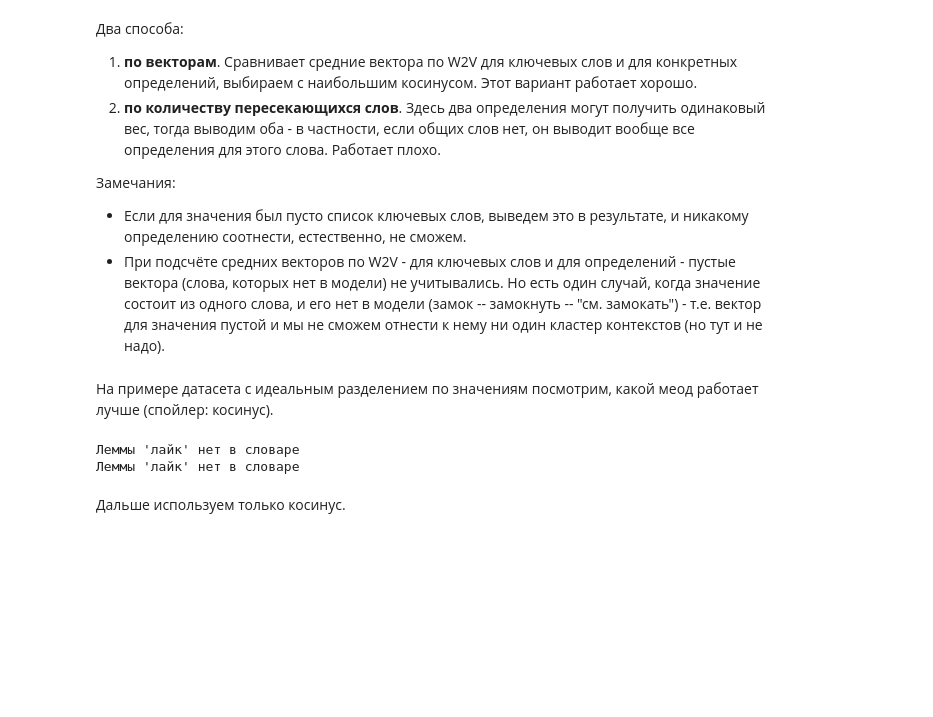
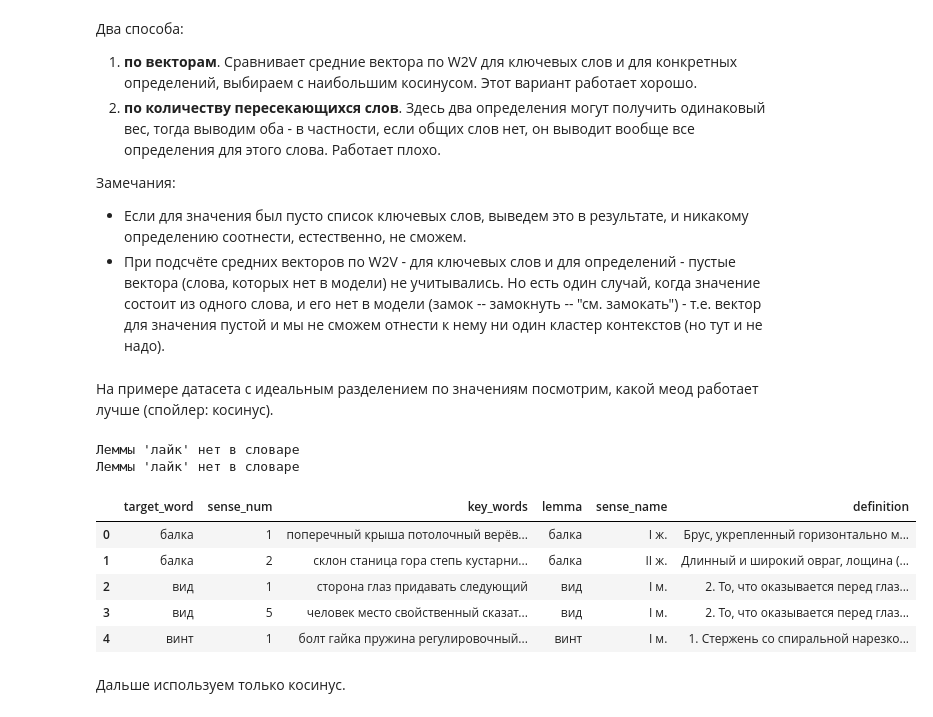
Before and after one commit to kr-ann/itod, a Jupyter notebook: WSI to WSD.ipynb, the cells around one changed output. Drawn from its saved outputs; the diff is of its cells as text; code cells hidden in the pictures; blank space fills up the shorter version.

```diff
--- a/WSI to WSD.ipynb
+++ b/WSI to WSD.ipynb
@@ -389,7 +389,7 @@ def return_modified_pymorphy_pos(word):
     p = morph.parse(word)[0]
     if "INFN" in p.tag:
         pos = "VERB"
-    elif "ADJF" in p.tag:
+    elif "ADJF" in p.tag or "ADJS" in p.tag:
         pos = "ADJ"
     elif "ADVB" in p.tag:
         pos = "ADV"
@@ -920,21 +921,22 @@ class Candidate(object):
     def __repr__(self):
         return "%s :: %s :: '%s'" % (self.lemma, self.sense_num, self.definition.raw_text)
 # %%
-def get_best_definitions(dict_with_sorted_good_words, dict_with_definition_instances, output_excel,
-                         look_at_lemmas_not_words=True, metric='cosine'):
+def get_best_definitions(dict_with_sorted_good_words, dict_with_definition_instances, output_excel="",
+                         look_at_lemmas_not_words=True, metric='cosine', write_to_file=False):
     """
     Записывает в файл лучшие определения для каждого набора ключевых слов, характеризуюшего значение.
     Аргументы:
     dict_with_sorted_good_words -        словарь с отсортированными по косинусу ключевыми словами;
     dict_with_definition_instances -     словарь, содержащий определения из словаря;
-    output_excel -                       excel файл, куда записывать результат;
+    output_excel -                       excel файл, куда записывать результат (если);
     look_at_lemmas_not_words -           параметр, при котором мы в словаре ищем вхождения по всем возможным леммам для
                                          переданного слова, а не по слову как есть;
     metric={'cosine', 'words_overlap'} - каким способом находить лучшие определения из словаря: по косинусу между средними
                                          w2v векторами для определения и ключевых слов, либо по пересечению ключевых слов и
                                          слов в определении.
+    write_to_file -                      записывать ли результаты в файл (получившийся датафрейм в любом случае возвращается).
     """
-    c = ["target_word", "sense#", "key_words", "lemma", "sense_name", "definition"]
+    c = ["target_word", "sense_num", "key_words", "lemma", "sense_name", "definition"]
     result_df = pandas.DataFrame(columns=c) # пустой датафрейм для результатов
 
     for target_word_pos in dict_with_sorted_good_words:
@@ -964,7 +966,7 @@ def get_best_definitions(dict_with_sorted_good_words, dict_with_definition_insta
             # если ключевых слов для данного значения нет - эксплицитно это запишем в датафрейм
             if dict_with_sorted_good_words[target_word_pos][sense_num] == []:
                 list_to_append = [word, str(sense_num), "NO KEY WORDS", "-", "-", "-"]
-                result_df = result_df.append({'target_word':list_to_append[0], 'sense#':list_to_append[1],
+                result_df = result_df.append({'target_word':list_to_append[0], 'sense_num':list_to_append[1],
                                               'key_words':list_to_append[2], 'lemma':list_to_append[3],
                                               'sense_name':list_to_append[4], 'definition':list_to_append[5]},
                                              ignore_index=True)
@@ -1010,22 +1012,30 @@ def get_best_definitions(dict_with_sorted_good_words, dict_with_definition_insta
             for best in list_with_best_definitions:
                 key_words = " ".join([instance.lemma for instance in dict_with_sorted_good_words[target_word_pos][sense_num]])
                 list_to_append = [word, str(sense_num), key_words, best.lemma, best.sense_num, best.definition.raw_text]
-                result_df = result_df.append({'target_word':list_to_append[0], 'sense#':list_to_append[1],
+                result_df = result_df.append({'target_word':list_to_append[0], 'sense_num':list_to_append[1],
                                               'key_words':list_to_append[2], 'lemma':list_to_append[3],
                                               'sense_name':list_to_append[4], 'definition':list_to_append[5]},
                                              ignore_index=True)
-
-    result_df.to_excel(output_excel, index=False)
-    return
+    if write_to_file:
+        result_df.to_excel(output_excel, index=False)
+    return result_df
 # %% [markdown]
 На примере датасета с идеальным разделением по значениям посмотрим, какой меод работает лучше (спойлер: косинус).
-# %%
-get_best_definitions(words_for_perfect, dict_with_definition_instances, path + "\\results\\0_errors_cosine.xlsx")
-get_best_definitions(words_for_perfect, dict_with_definition_instances, path + "\\results\\0_errors_overlap.xlsx",
-                    metric="words_overlap")
-# %% [output]
-Леммы 'лайк' нет в словаре
-Леммы 'лайк' нет в словаре
+# %%
+df_best_cosine = get_best_definitions(words_for_perfect, dict_with_definition_instances)
+df_best_overlap = get_best_definitions(words_for_perfect, dict_with_definition_instances, metric="words_overlap")
+# %% [output]
+Леммы 'лайк' нет в словаре
+Леммы 'лайк' нет в словаре
+# %%
+df_best_cosine.head()
+# %% [output]
+|  | target_word | sense_num | key_words | lemma | sense_name | definition |
+| 0 | балка | 1 | поперечный крыша потолочный верёв... | балка | I ж. | Брус, укрепленный горизонтально м... |
+| 1 | балка | 2 | склон станица гора степь кустарни... | балка | II ж. | Длинный и широкий овраг, лощина (... |
+| 2 | вид | 1 | сторона глаз придавать следующий | вид | I м. | 2. То, что оказывается перед глаз... |
+| 3 | вид | 5 | человек место свойственный сказат... | вид | I м. | 2. То, что оказывается перед глаз... |
+| 4 | винт | 1 | болт гайка пружина регулировочный... | винт | I м. | 1. Стержень со спиральной нарезко... |
 # %% [markdown]
 Дальше используем только косинус.
 # %%
```
Also changed, not shown: parts of 26 cells of this notebook.
